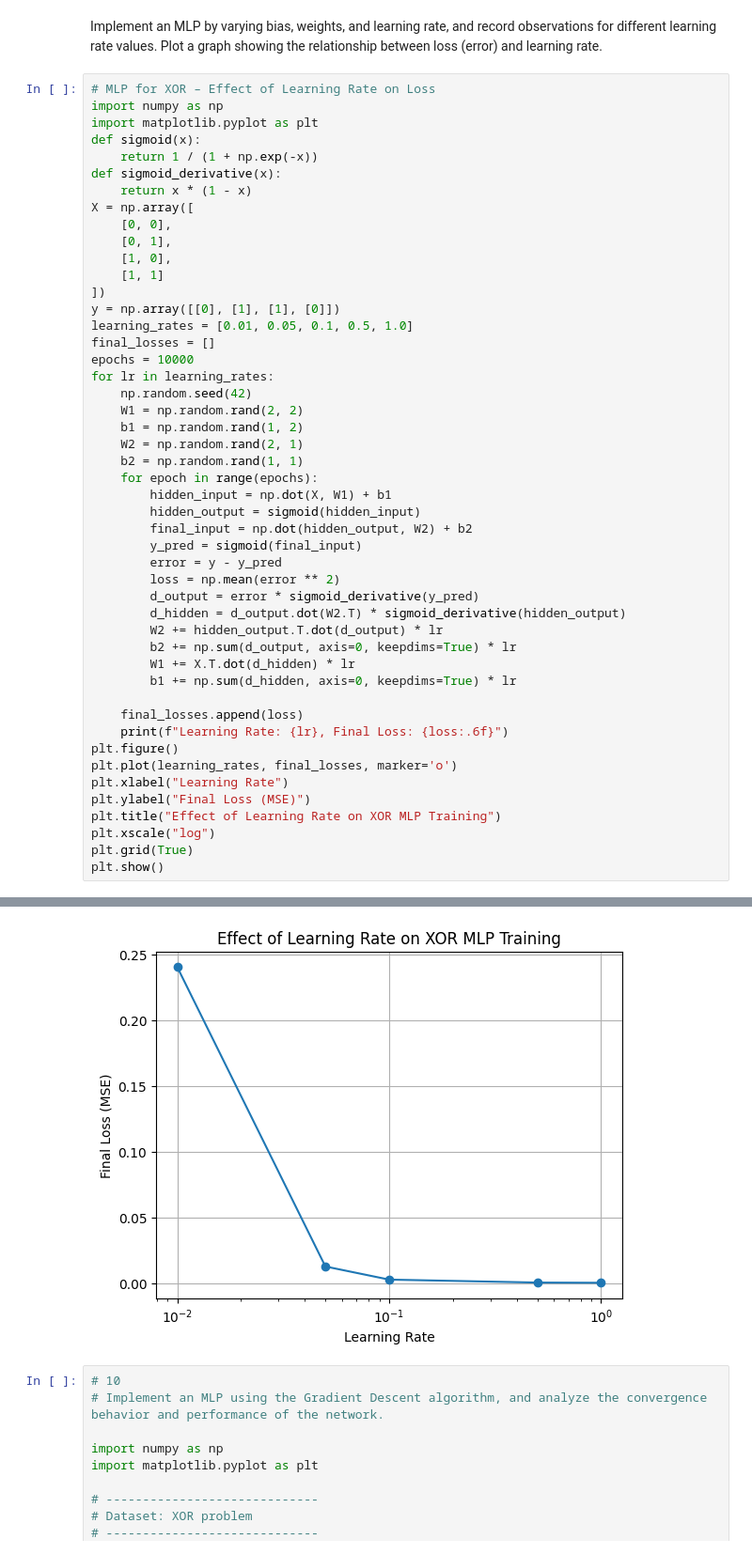
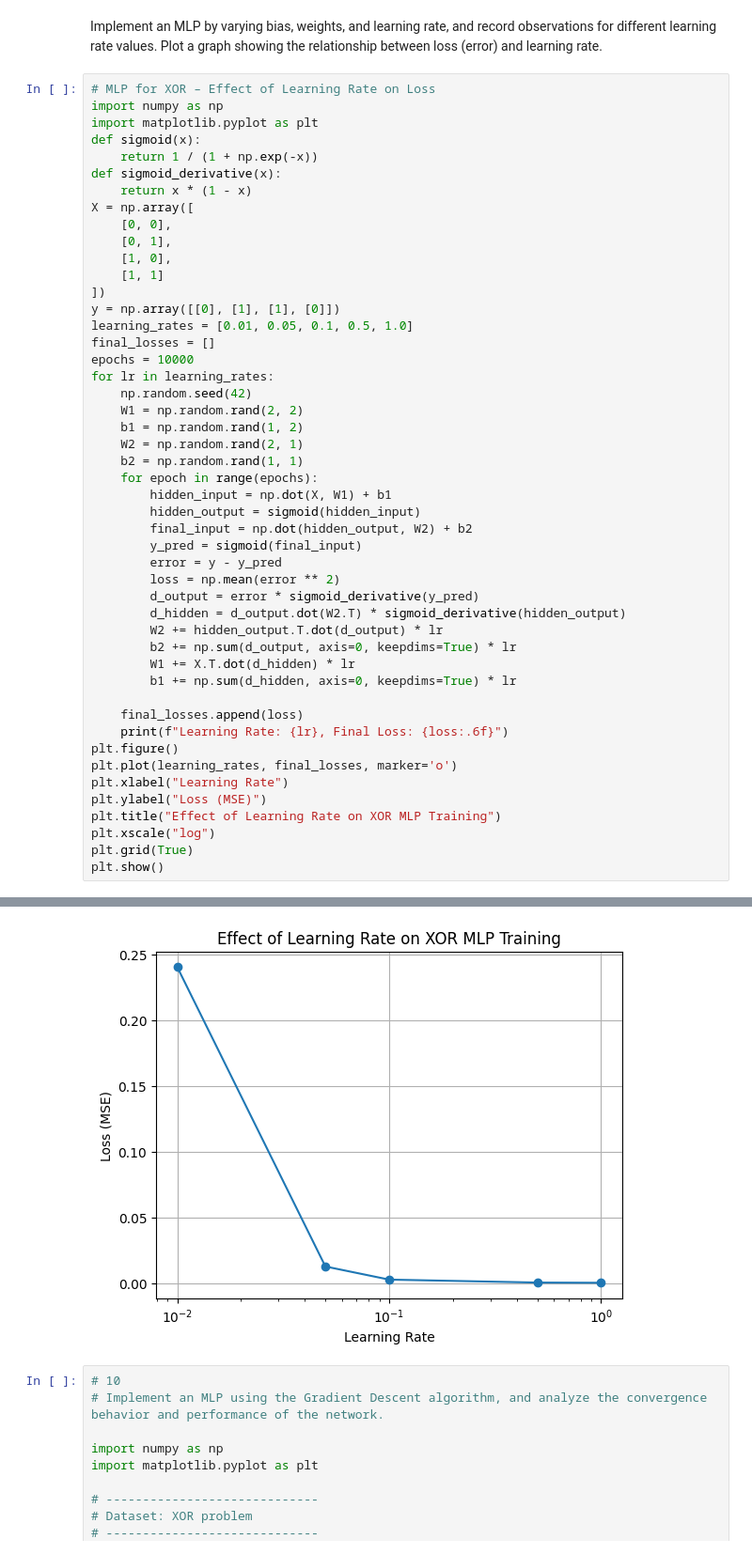
Before and after one commit to ramakrishnabhavana/dl-practice, a Jupyter notebook: DL_Lab.ipynb, the cells around one changed output, grey strips where cells are left out. Shown at 94% size. Cells and saved outputs as stored; diff of their text form.

```diff
--- a/DL_Lab.ipynb
+++ b/DL_Lab.ipynb
@@ -543,35 +543,35 @@ for lr in learning_rates:
     b2 = np.random.rand(1, 1)
     for epoch in range(epochs):
         hidden_input = np.dot(X, W1) + b1
         hidden_output = sigmoid(hidden_input)
         final_input = np.dot(hidden_output, W2) + b2
         y_pred = sigmoid(final_input)
         error = y - y_pred
         loss = np.mean(error ** 2)
         d_output = error * sigmoid_derivative(y_pred)
         d_hidden = d_output.dot(W2.T) * sigmoid_derivative(hidden_output)
         W2 += hidden_output.T.dot(d_output) * lr
         b2 += np.sum(d_output, axis=0, keepdims=True) * lr
         W1 += X.T.dot(d_hidden) * lr
         b1 += np.sum(d_hidden, axis=0, keepdims=True) * lr
 
     final_losses.append(loss)
     print(f"Learning Rate: {lr}, Final Loss: {loss:.6f}")
 plt.figure()
 plt.plot(learning_rates, final_losses, marker='o')
 plt.xlabel("Learning Rate")
-plt.ylabel("Final Loss (MSE)")
+plt.ylabel("Loss (MSE)")
 plt.title("Effect of Learning Rate on XOR MLP Training")
 plt.xscale("log")
 plt.grid(True)
 plt.show()
 # %% [output]
 Learning Rate: 0.01, Final Loss: 0.240571
 Learning Rate: 0.05, Final Loss: 0.012541
 Learning Rate: 0.1, Final Loss: 0.002546
 Learning Rate: 0.5, Final Loss: 0.000293
 Learning Rate: 1.0, Final Loss: 0.000135
-[figure, old version]
+[figure, new version]
 # %%
 # 10
 # Implement an MLP using the Gradient Descent algorithm, and analyze the convergence behavior and performance of the network.
```
Also changed, not shown: parts of 8 cells of this notebook.
